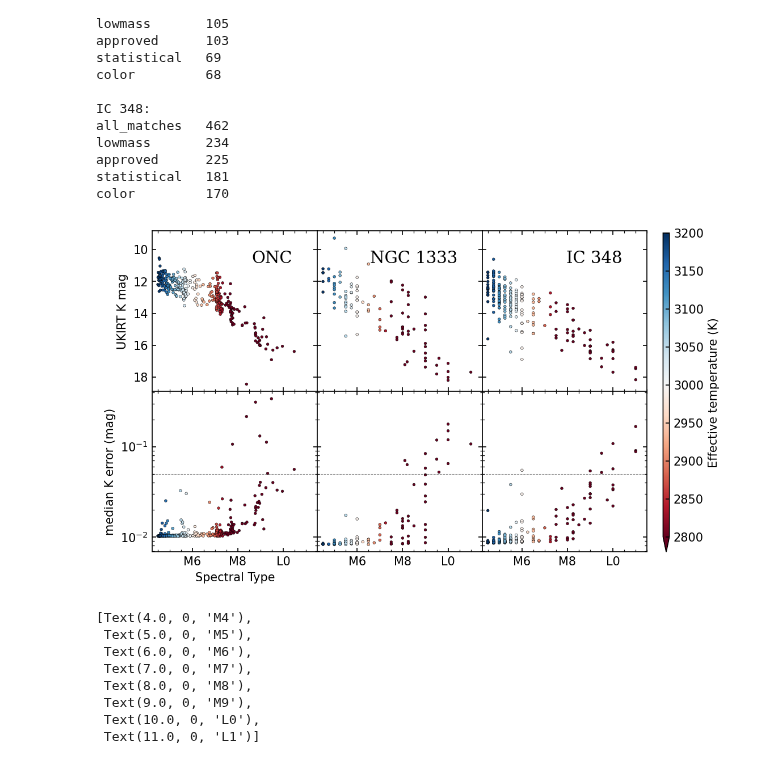
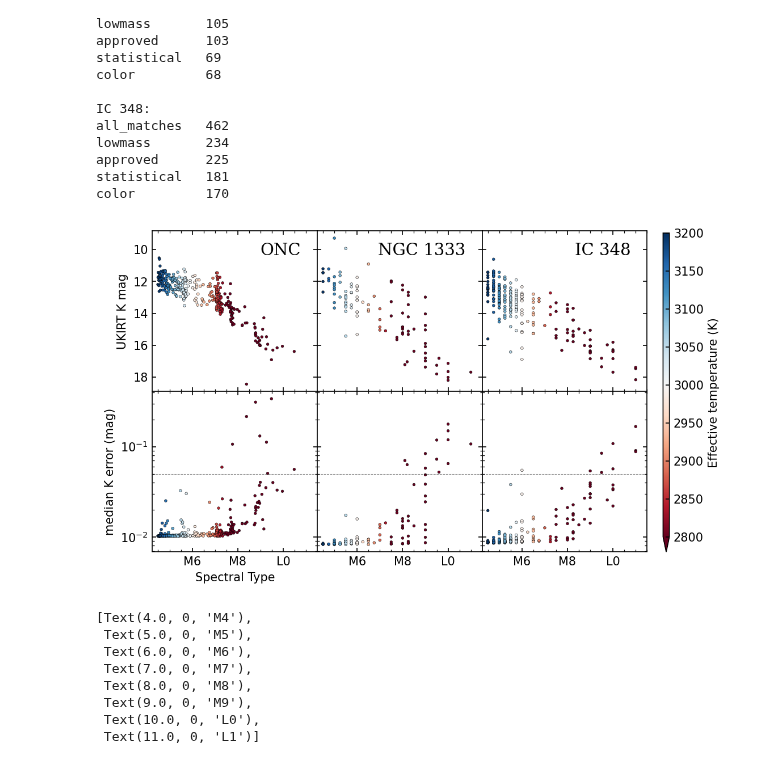
Before and after one commit to tomr-stargazer/Variability_Project_2020, a Jupyter notebook: wuvars/analysis/prototypes/Testing bd_matching_v2.ipynb, the cells around one changed output. Cells and saved outputs as stored; diff of their text form; code cells hidden in the pictures.

```diff
--- a/wuvars/analysis/prototypes/Testing bd_matching_v2.ipynb
+++ b/wuvars/analysis/prototypes/Testing bd_matching_v2.ipynb
@@ -82,35 +82,35 @@ for i, match in enumerate(matches):
         c=match.approved['Teff'],
         cmap='RdBu',
         vmin=2800,
         vmax=3200
     )
     ax_err.semilogy()
     ax_err.axhline(0.05, ls='--', color='k', lw=0.5, alpha=0.5)
 
 #     ax_err.set_xticklabels()
 
     ax_err.set_xlim(4.25, 11.5)
 
     xticks = ax_err.get_xticks()
     xticks_minor = np.arange(4.5, 12, 0.5)
     ax_err.set_xticks(xticks_minor, minor=True)
     new_xtick_labels = [get_SpT_from_num(x)[:-2] for x in xticks]
     ax_err.set_xticklabels(new_xtick_labels)
 
-    ax_hr.text(0.85, 0.8, names[i], transform=ax_hr.transAxes, horizontalalignment='right', fontsize=14, family='serif')
+    ax_hr.text(0.9, 0.85, names[i], transform=ax_hr.transAxes, horizontalalignment='right', fontsize=14, family='serif')
 
 
 
 
 axs[0,0].set_ylabel("UKIRT K mag")
 axs[1,0].set_ylabel("median K error (mag)")
 axs[1,0].set_xlabel("Spectral Type")
 
 cbar_ax = fig.add_axes([0.925, 0.125, 0.01, 0.75])
 cbar = plt.colorbar(sc, cax=cbar_ax, extend='min')
 cbar.set_label("Effective temperature (K)")
 # %% [output]
-[figure, old version]
+[figure, new version]
 # %%
 matches = [onc_match, ngc_match, ic_match]
 names = ["ONC", "NGC 1333", "IC 348"]
```
